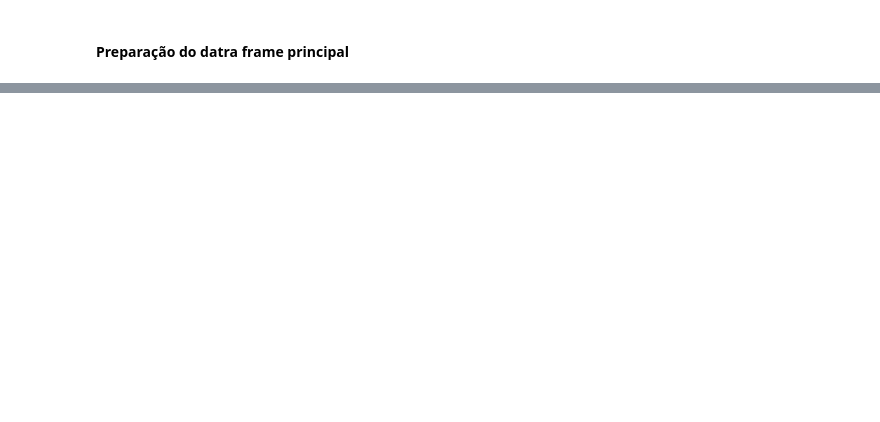
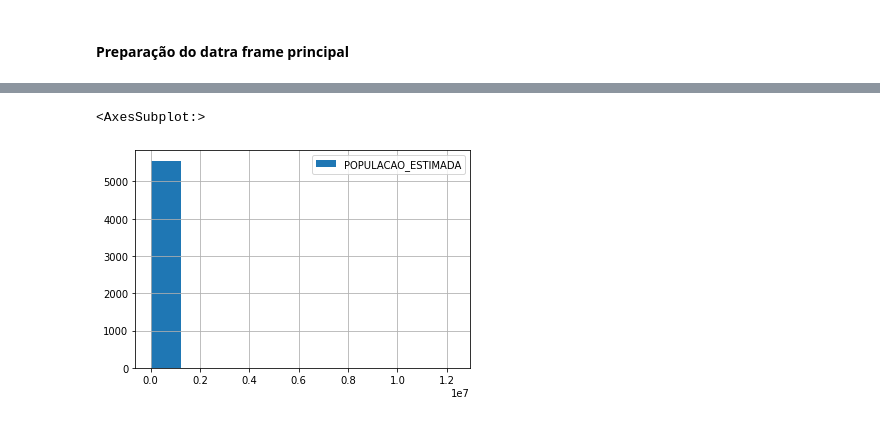
Before and after one commit to helderseixas/DisciplinaSistemasNebulosos, a Jupyter notebook: trabalho_final/trabalho_final.ipynb, the cells around one changed output, grey strips where cells are left out. Cells and saved outputs as stored; diff of their text form; code cells hidden in the pictures; blank space fills up the shorter version.

```diff
--- a/trabalho_final/trabalho_final.ipynb
+++ b/trabalho_final/trabalho_final.ipynb
@@ -213,0 +301,5 @@ df.head()
+# %%
+df_base.POPULACAO_ESTIMADA.hist(legend=True)
+# %% [output]
+<AxesSubplot:>
+[figure, added]
```
Also changed, not shown: parts of 94 cells of this notebook, 3 other files.
